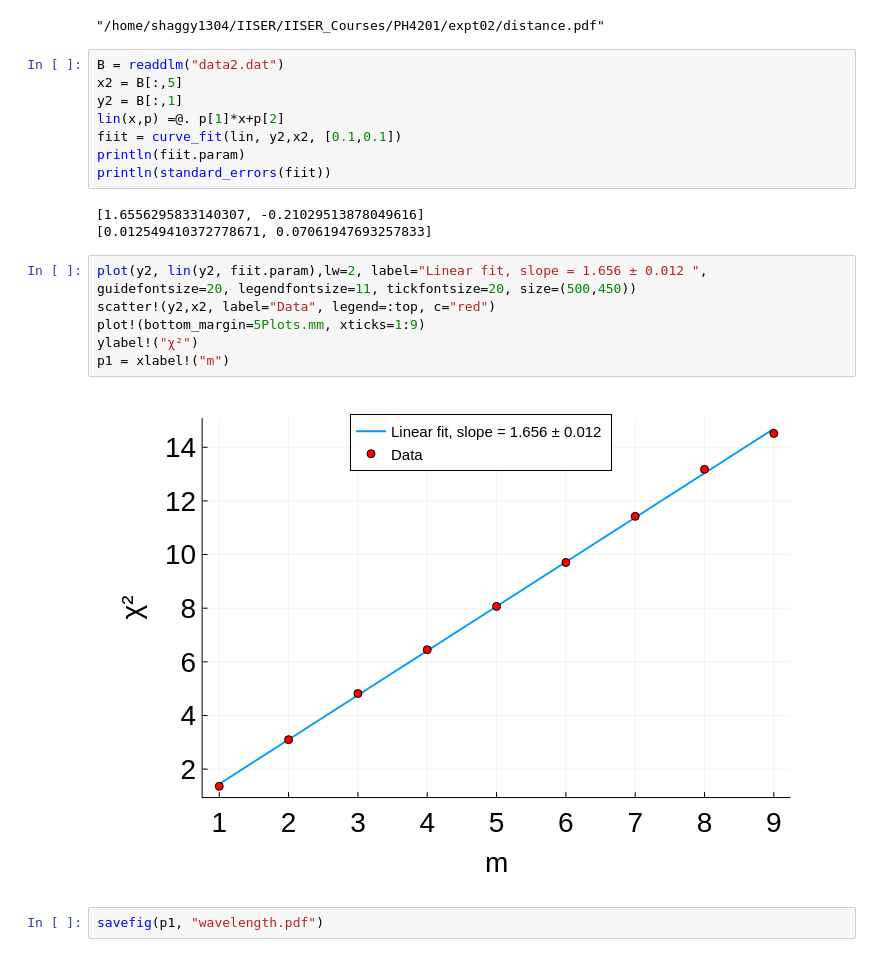
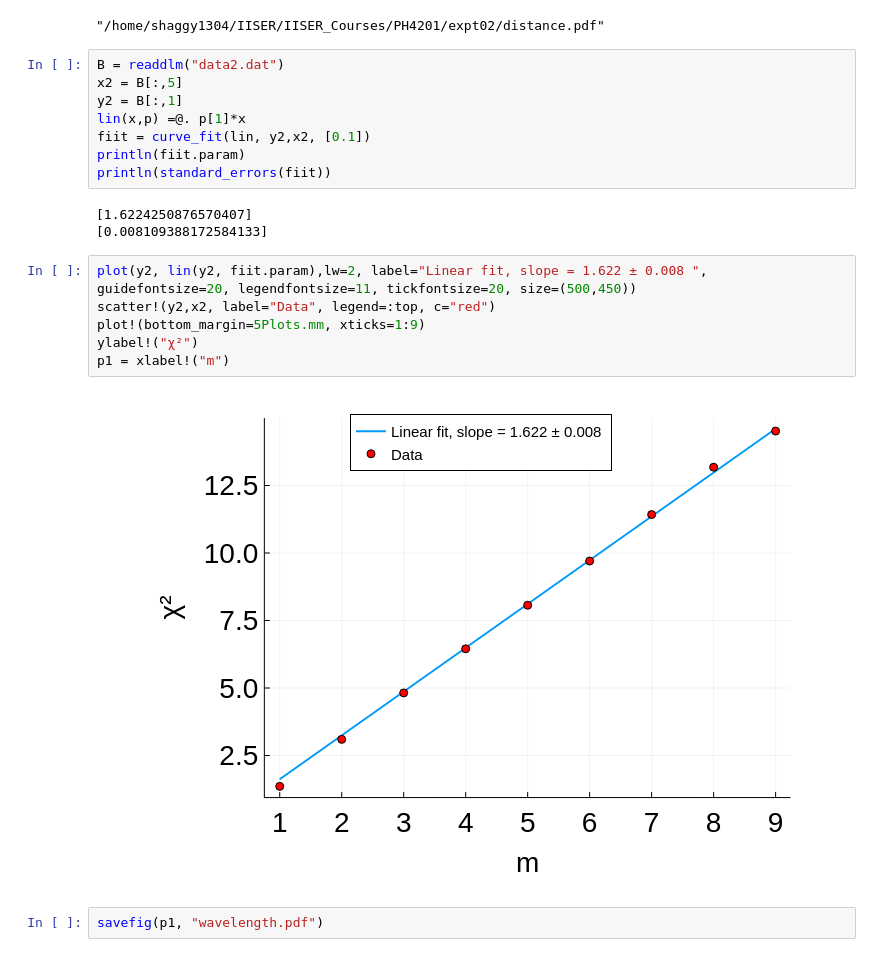
Before and after one commit to LoneWolf1304/PH4201, a Jupyter notebook: expt02/analysis.ipynb, the cells around one changed output. Cells and saved outputs as stored; diff of their text form.

```diff
--- a/expt02/analysis.ipynb
+++ b/expt02/analysis.ipynb
@@ -32,21 +31,21 @@ savefig("distance.pdf")
 B = readdlm("data2.dat")
 x2 = B[:,5]
 y2 = B[:,1]
-lin(x,p) =@. p[1]*x+p[2]
-fiit = curve_fit(lin, y2,x2, [0.1,0.1])
+lin(x,p) =@. p[1]*x
+fiit = curve_fit(lin, y2,x2, [0.1])
 println(fiit.param)
 println(standard_errors(fiit))
 # %% [output]
-[1.6556295833140307, -0.21029513878049616]
-[0.012549410372778671, 0.07061947693257833]
+[1.6224250876570407]
+[0.008109388172584133]
 # %%
-plot(y2, lin(y2, fiit.param),lw=2, label="Linear fit, slope = 1.656 ± 0.012 ", guidefontsize=20, legendfontsize=11, tickfontsize=20, size=(500,450))
+plot(y2, lin(y2, fiit.param),lw=2, label="Linear fit, slope = 1.622 ± 0.008 ", guidefontsize=20, legendfontsize=11, tickfontsize=20, size=(500,450))
 scatter!(y2,x2, label="Data", legend=:top, c="red")
 plot!(bottom_margin=5Plots.mm, xticks=1:9)
 ylabel!("χ²")
 p1 = xlabel!("m")
 # %% [output]
-[figure, old version]
+[figure, new version]
 # %%
 savefig(p1, "wavelength.pdf")
 # %% [output]
```
Also changed, not shown: parts of 3 cells of this notebook, 6 other files.
